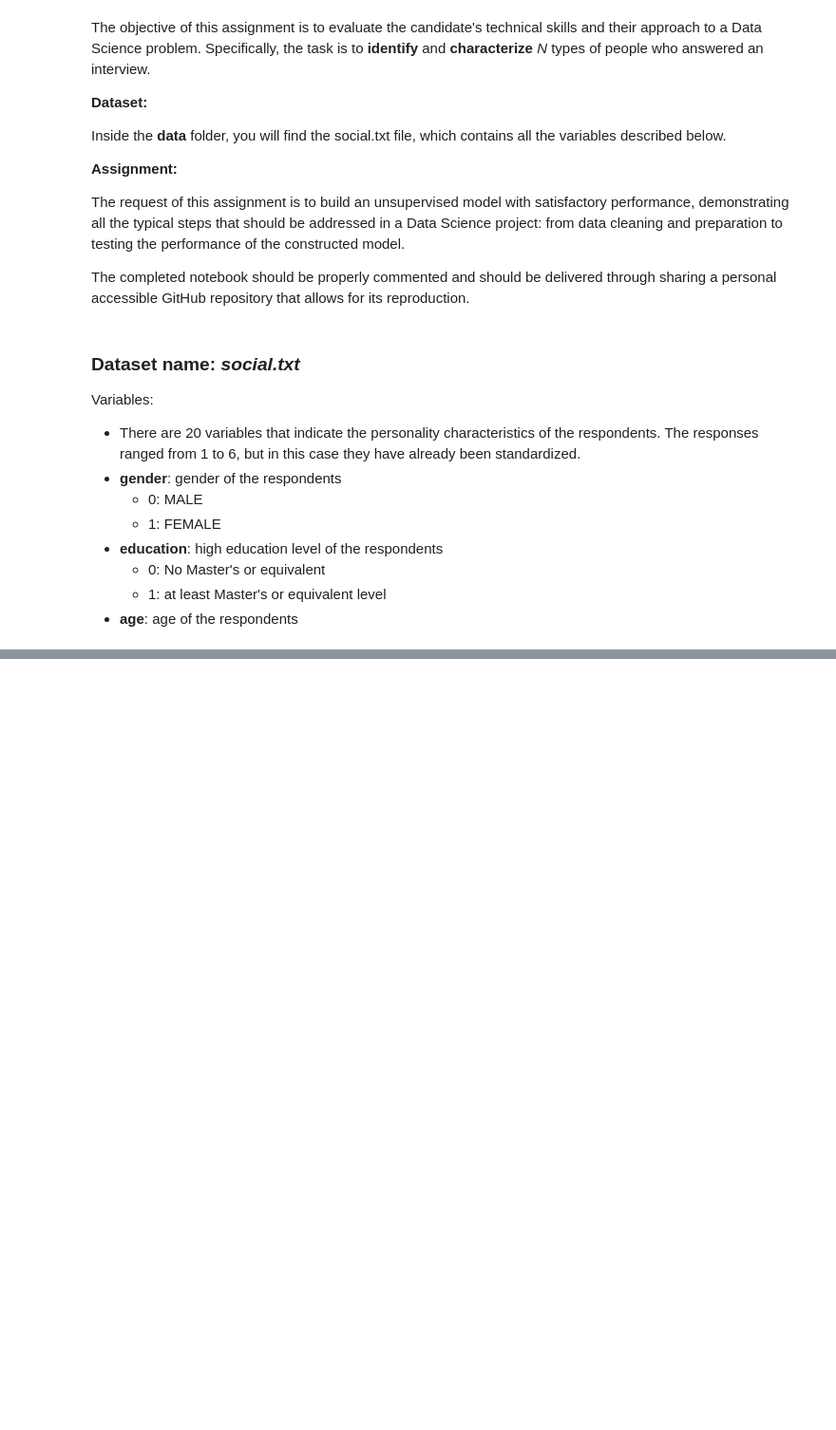
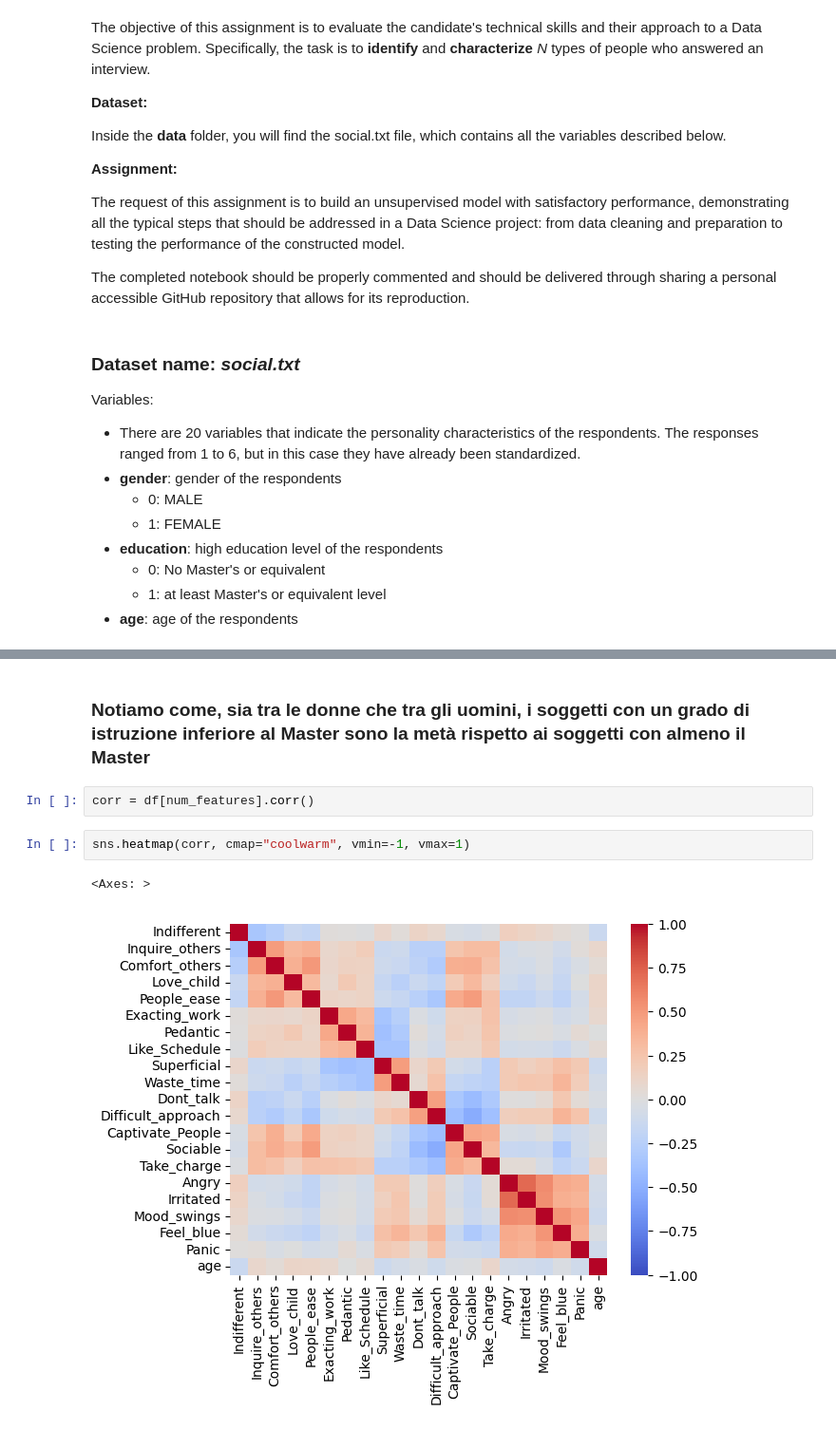
Before and after one commit to danicugni/Data-Science-Assignment---use-case-2, a Jupyter notebook: Data Science Assignment - use case 2.ipynb, the cells around one changed output, grey strips where cells are left out. Shown: that part at 95% size. Cells and saved outputs as stored; diff of their text form; blank space fills up the shorter version.

```diff
--- a/Data Science Assignment - use case 2.ipynb
+++ b/Data Science Assignment - use case 2.ipynb
@@ -26,0 +250,9 @@ Variables:
+# %% [markdown]
+### Notiamo come, sia tra le donne che tra gli uomini, i soggetti con un grado di istruzione inferiore al Master sono la metà rispetto ai soggetti con almeno il Master
+# %%
+corr = df[num_features].corr()
+# %%
+sns.heatmap(corr, cmap="coolwarm", vmin=-1, vmax=1)
+# %% [output]
+<Axes: >
+[figure, added]
```
Also changed, not shown: parts of 39 cells of this notebook, 2 other files.
